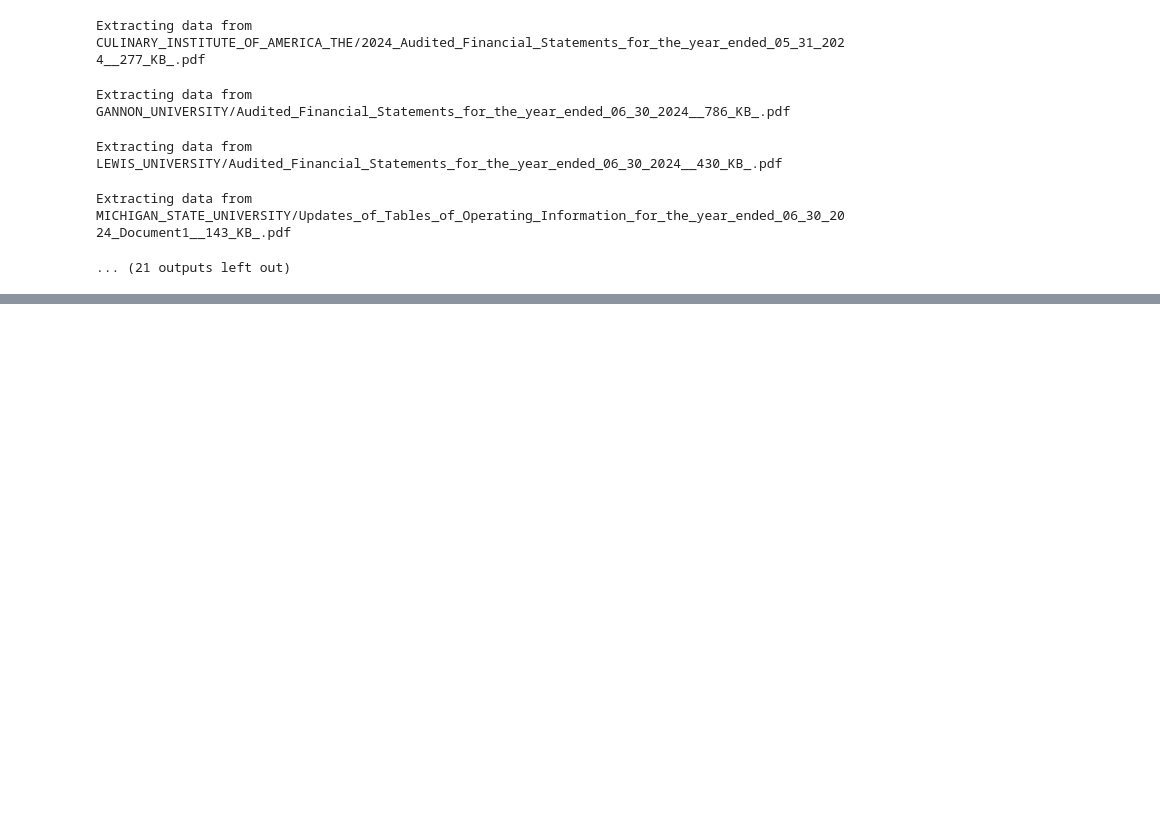
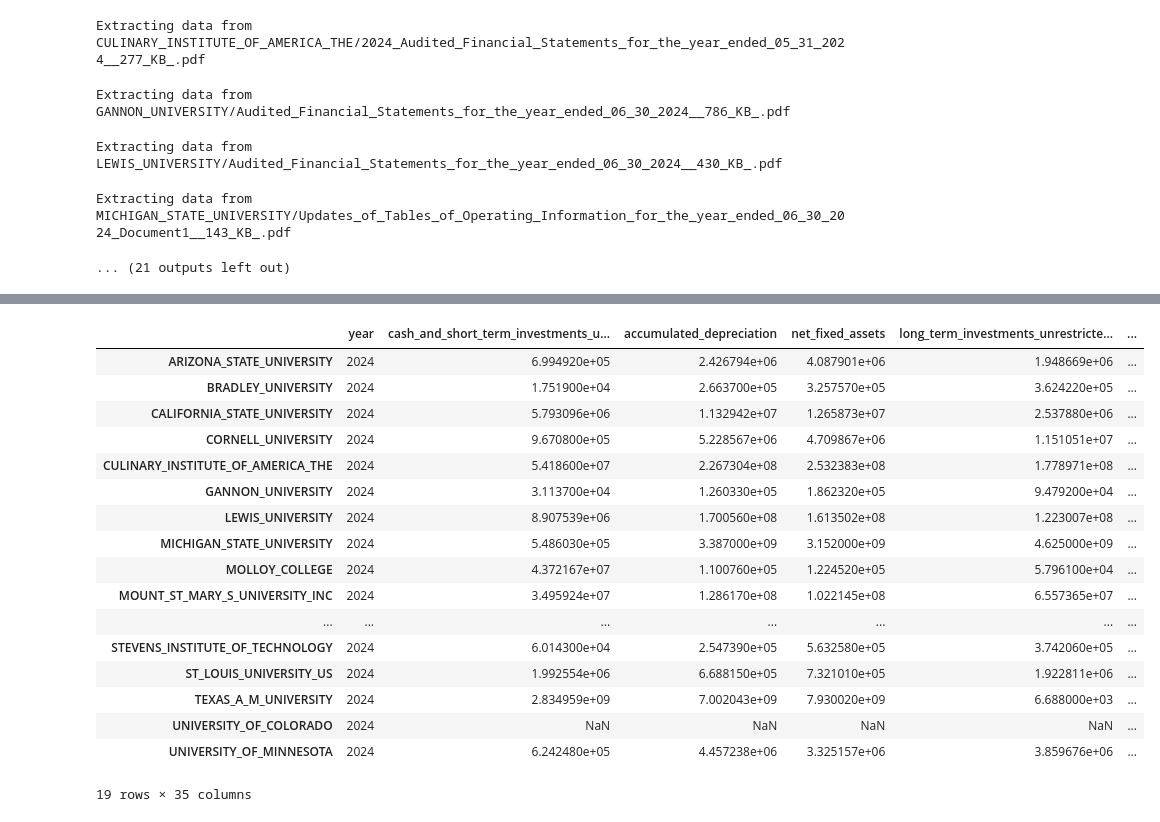
Before and after one commit to Kevinsu12/Franklin_Templton_Industry_Project, a Jupyter notebook: extraction_balance_sheet.ipynb, the cells around one changed output, grey strips where cells are left out. Saved outputs shown, nothing was run; the diff lists cells and outputs as text; code cells hidden in the pictures; blank space fills up the shorter version.

```diff
--- a/extraction_balance_sheet.ipynb
+++ b/extraction_balance_sheet.ipynb
@@ -276,0 +355,22 @@ OUTPUT_FILE
+# %%
+df_allv1 = add_plug_accounts(df_all)
+df_allv1
+# %% [output]
+|  | year | cash_and_short_term_investments_u... | accumulated_depreciation | net_fixed_assets | long_term_investments_unrestricte... | ... |
+| ARIZONA_STATE_UNIVERSITY | 2024 | 6.994920e+05 | 2.426794e+06 | 4.087901e+06 | 1.948669e+06 | ... |
+| BRADLEY_UNIVERSITY | 2024 | 1.751900e+04 | 2.663700e+05 | 3.257570e+05 | 3.624220e+05 | ... |
+| CALIFORNIA_STATE_UNIVERSITY | 2024 | 5.793096e+06 | 1.132942e+07 | 1.265873e+07 | 2.537880e+06 | ... |
+| CORNELL_UNIVERSITY | 2024 | 9.670800e+05 | 5.228567e+06 | 4.709867e+06 | 1.151051e+07 | ... |
+| CULINARY_INSTITUTE_OF_AMERICA_THE | 2024 | 5.418600e+07 | 2.267304e+08 | 2.532383e+08 | 1.778971e+08 | ... |
+| GANNON_UNIVERSITY | 2024 | 3.113700e+04 | 1.260330e+05 | 1.862320e+05 | 9.479200e+04 | ... |
+| LEWIS_UNIVERSITY | 2024 | 8.907539e+06 | 1.700560e+08 | 1.613502e+08 | 1.223007e+08 | ... |
+| MICHIGAN_STATE_UNIVERSITY | 2024 | 5.486030e+05 | 3.387000e+09 | 3.152000e+09 | 4.625000e+09 | ... |
+| MOLLOY_COLLEGE | 2024 | 4.372167e+07 | 1.100760e+05 | 1.224520e+05 | 5.796100e+04 | ... |
+| MOUNT_ST_MARY_S_UNIVERSITY_INC | 2024 | 3.495924e+07 | 1.286170e+08 | 1.022145e+08 | 6.557365e+07 | ... |
+| ... | ... | ... | ... | ... | ... | ... |
+| STEVENS_INSTITUTE_OF_TECHNOLOGY | 2024 | 6.014300e+04 | 2.547390e+05 | 5.632580e+05 | 3.742060e+05 | ... |
+| ST_LOUIS_UNIVERSITY_US | 2024 | 1.992554e+06 | 6.688150e+05 | 7.321010e+05 | 1.922811e+06 | ... |
+| TEXAS_A_M_UNIVERSITY | 2024 | 2.834959e+09 | 7.002043e+09 | 7.930020e+09 | 6.688000e+03 | ... |
+| UNIVERSITY_OF_COLORADO | 2024 | NaN | NaN | NaN | NaN | ... |
+| UNIVERSITY_OF_MINNESOTA | 2024 | 6.242480e+05 | 4.457238e+06 | 3.325157e+06 | 3.859676e+06 | ... |
+19 rows × 35 columns
```
Also changed, not shown: parts of 3 cells of this notebook, 1 other file.
